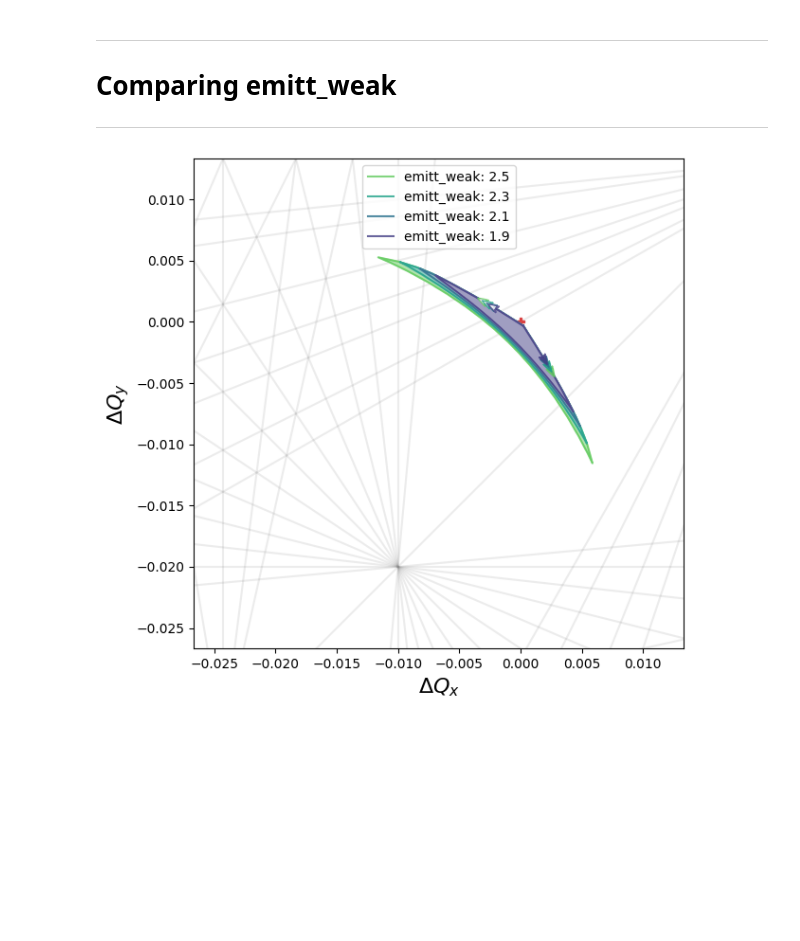
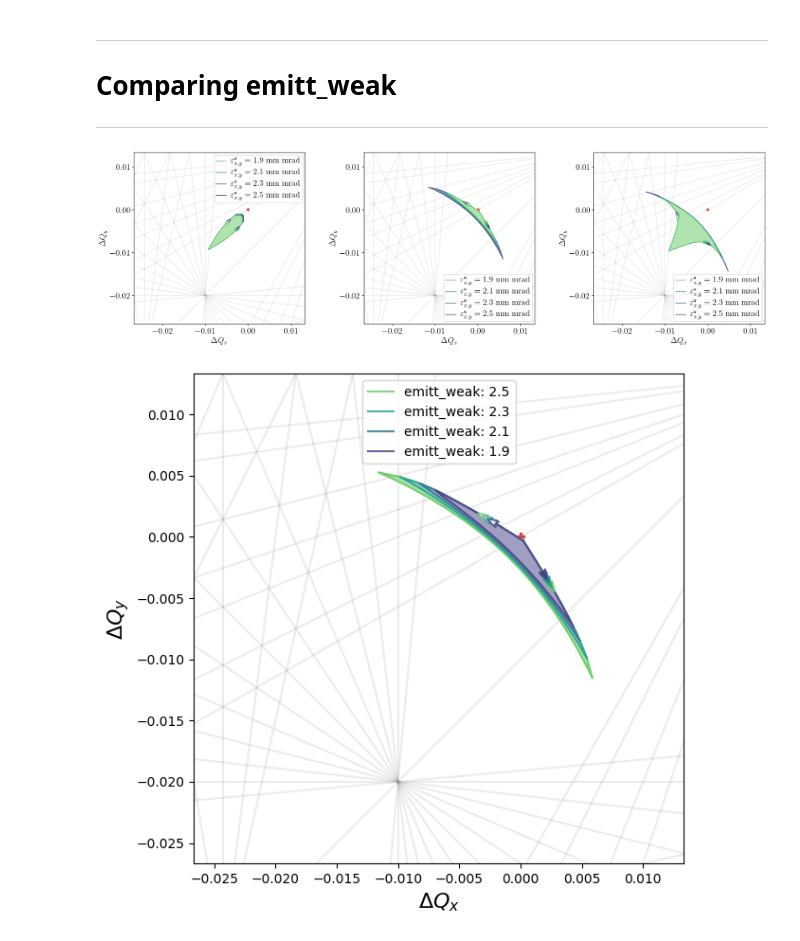
Before and after one commit to pbelange/QFPCatalogue, a Jupyter notebook: 003_ACCNote_Figs.ipynb, the cells around one changed output. Saved outputs shown, nothing was run; the diff lists cells and outputs as text; code cells hidden in the pictures; blank space fills up the shorter version.

```diff
--- a/003_ACCNote_Figs.ipynb
+++ b/003_ACCNote_Figs.ipynb
@@ -430,6 +422,58 @@ base_strong_04
 ---
 # Comparing emitt_weak
 ---
+# %%
+
+
+
+fig, axes = plt.subplots(1, 3,figsize=(3*FIG_W,FIG_H))
+
+for ax,compo in zip(axes,[['HO'],['LR'],['HO','LR']]):
+
+    plt.sca(ax)
+
+    template_FP_plot(window = 0.04)
+
+    # Get dummy color
+    sc = plt.scatter([np.nan],[np.nan],c = np.nan,vmin=0.9*1/2.5,vmax=1.1*1/1.9,cmap='viridis')
+
+    for line_ID in Allconfigs.index[::-1]:
+        if 'weak' not in line_ID:
+            continue
+
+        tracked = AllTracked[line_ID]
+        color   = sc.to_rgba(1/Allconfigs.loc[line_ID,'emitt_weak'])
+        label   = rf'$\varepsilon_{{x,y}}^\texttt{{\normalsize w}}  = {Allconfigs.loc[line_ID,"emitt_weak"]}$ mm mrad'
+
+
+
+        #---------------------------------------------------------
+        # Computing footprint
+        dQx,dQy = sum_footprints(tracked,components = compo)
+        dQx,dQy = dQx.loc[tracked['ctour_idx']],dQy.loc[tracked['ctour_idx']]
+
+        plt.fill(dQx,dQy,color='w',lw=0,alpha=1,zorder=2)
+        plt.fill(dQx,dQy,color=color,lw=0,alpha=0.5,zorder=2)
+
+        plt.plot(dQx,dQy,'-',alpha=0.8,color=color,label=label)
+
+        # Arrows
+        start,stop = (len(dQx))//4,(len(dQx))//4+2
+        bbplt.drawArrow(dQx.values[start:stop],dQy.values[start:stop],scale=1.3,color=color,alpha=0.8,label = None,zorder=100)
+        start,stop = 3*(len(dQx))//4,3*(len(dQx))//4+2
+        bbplt.drawArrow(dQx.values[start:stop][::-1],dQy.values[start:stop][::-1],scale=1.3,facecolor='white',color=color,alpha=0.8,label = None,zorder=100)
+        #---------------------------------------------------------
+
+        plt.legend(loc='lower left')
+        reverse_legend()
+        adjust_fontsize(fontsize=16)
+        plt.locator_params(nbins=6)
+
+
+adjust_subplots()
+plt.savefig('TeX/Figures/emitt_weak_cmp.pdf',bbox_inches='tight',format='pdf')
+# %% [output]
+[figure, added]
 # %%
 
 template_FP_plot(window = 0.04)
```
Also changed, not shown: parts of 7 cells of this notebook, 8 other files.
